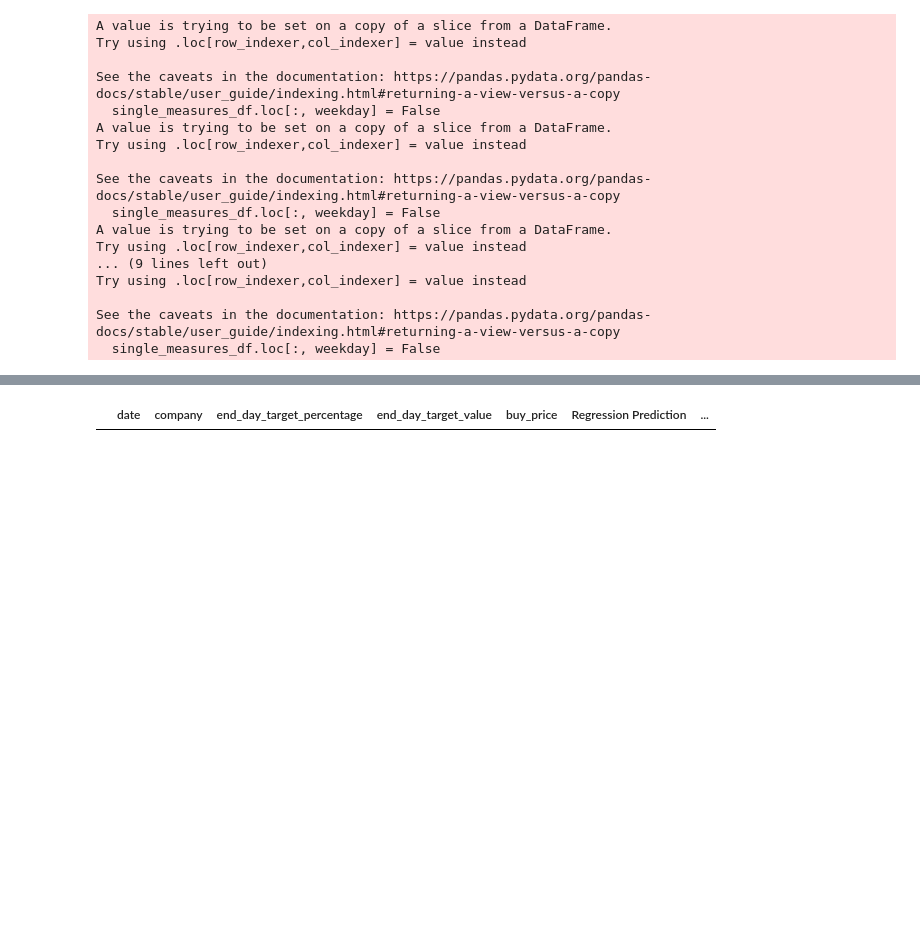
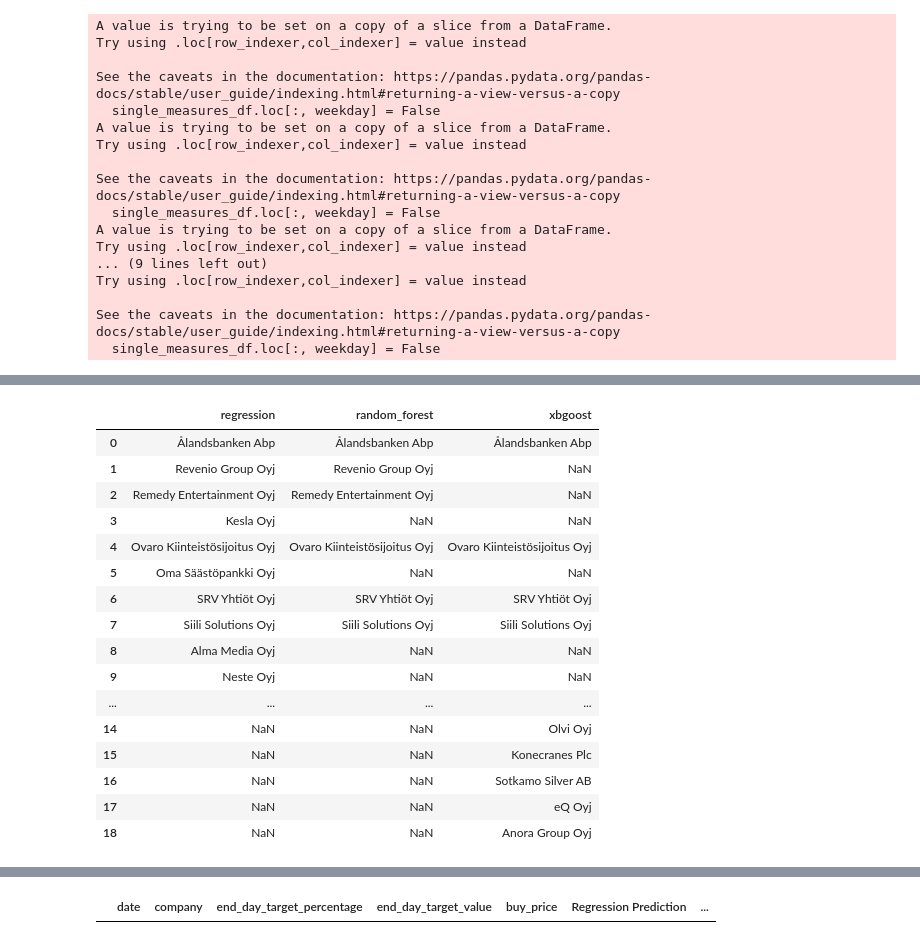
Before and after one commit to setuukka/Helsinki_stock_predict, a Jupyter notebook: predict_test.ipynb, the cells around one changed output, grey strips where cells are left out. Saved outputs shown, nothing was run; the diff lists cells and outputs as text; code cells hidden in the pictures; blank space fills up the shorter version.

```diff
--- a/predict_test.ipynb
+++ b/predict_test.ipynb
@@ -169,6 +153,26 @@ actual = actual[['date','company','end_day_target_percentage','end_day_target_va
 # %%
 #Modify date to only 10 first digits (date)
 actual['date'] = actual['date'].apply(lambda x : x[:10])
+# %%
+tops
+# %% [output]
+|  | regression | random_forest | xbgoost |
+| 0 | Ålandsbanken Abp | Ålandsbanken Abp | Ålandsbanken Abp |
+| 1 | Revenio Group Oyj | Revenio Group Oyj | NaN |
+| 2 | Remedy Entertainment Oyj | Remedy Entertainment Oyj | NaN |
+| 3 | Kesla Oyj | NaN | NaN |
+| 4 | Ovaro Kiinteistösijoitus Oyj | Ovaro Kiinteistösijoitus Oyj | Ovaro Kiinteistösijoitus Oyj |
+| 5 | Oma Säästöpankki Oyj | NaN | NaN |
+| 6 | SRV Yhtiöt Oyj | SRV Yhtiöt Oyj | SRV Yhtiöt Oyj |
+| 7 | Siili Solutions Oyj | Siili Solutions Oyj | Siili Solutions Oyj |
+| 8 | Alma Media Oyj | NaN | NaN |
+| 9 | Neste Oyj | NaN | NaN |
+| ... | ... | ... | ... |
+| 14 | NaN | NaN | Olvi Oyj |
+| 15 | NaN | NaN | Konecranes Plc |
+| 16 | NaN | NaN | Sotkamo Silver AB |
+| 17 | NaN | NaN | eQ Oyj |
+| 18 | NaN | NaN | Anora Group Oyj |
 # %%
 results_df
 # %% [output]
```
Also changed, not shown: parts of 9 cells of this notebook, 6 other files.
